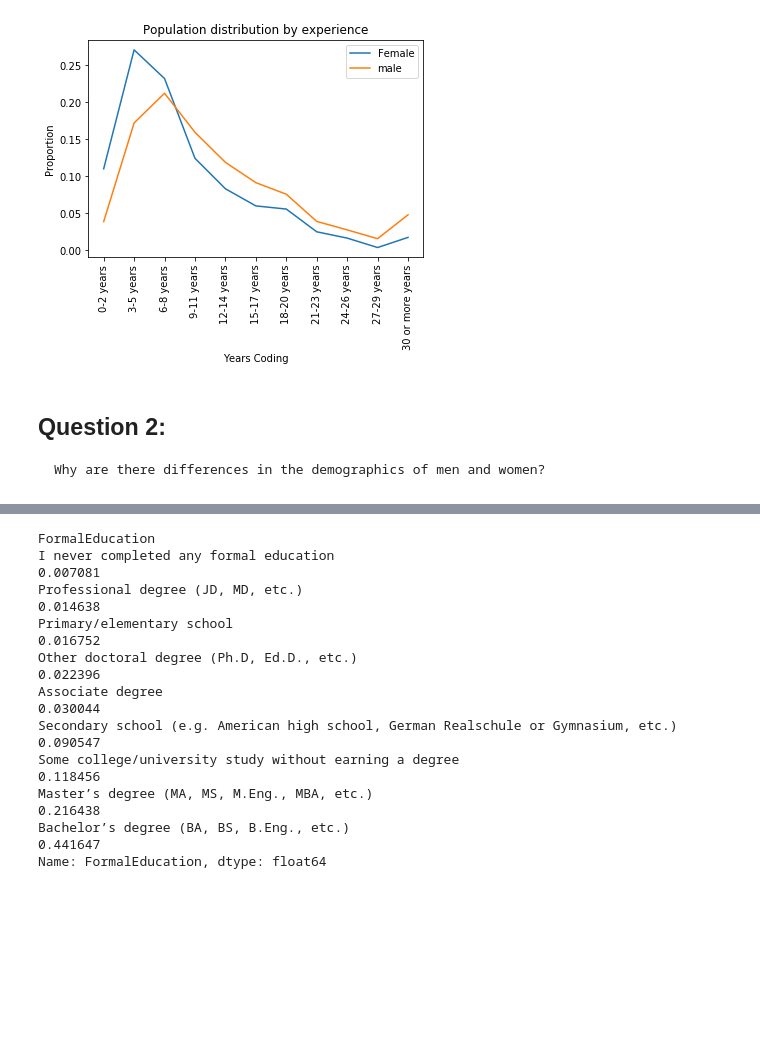
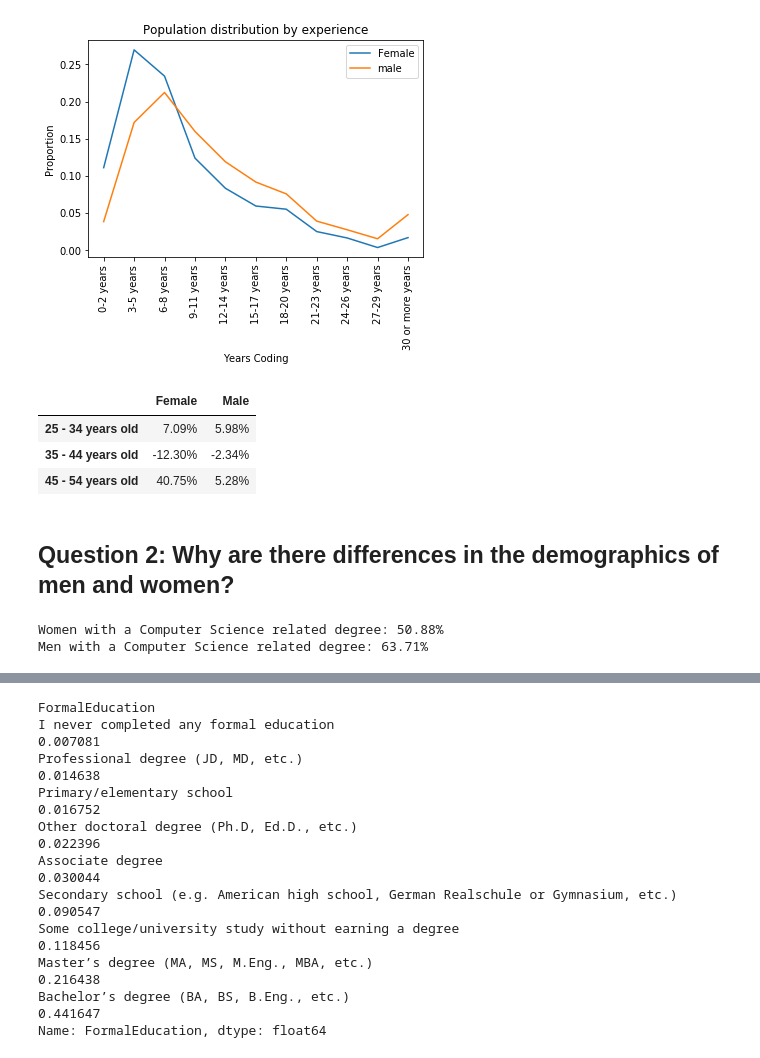
Before and after one commit to dltheobald-Deloitte/GenderGapAnalysis, a Jupyter notebook: Blog_prep.ipynb, the cells around one changed output, grey strips where cells are left out. Cells and saved outputs as stored; diff of their text form; code cells hidden in the pictures; blank space fills up the shorter version.

```diff
--- a/Blog_prep.ipynb
+++ b/Blog_prep.ipynb
@@ -245,7 +245,59 @@ plt.legend(loc='upper right', prop={'size':10})
 plt.savefig(os.path.join(os.getcwd(),'Gender_exp_pop_dist.png'),bbox_inches='tight')
 # %% [output]
 [figure]
+# %%
+#Looking at population who answered the dependency question and the salary question
+df_dep_no_null_f = df_female.dropna(subset=['Dependents','ConvertedSalary'],how='any')
+df_dep_no_null_m = df_male.dropna(subset=['Dependents','ConvertedSalary'],how='any')
+
+#Filtering for ages most likley children are to have an impact on salary.
+ages_for_children = ['25 - 34 years old','35 - 44 years old','45 - 54 years old']
+
+df_dependents_f=df_dep_no_null_f[df_dep_no_null_f.Age.apply(lambda x: True if x in ages_for_children else False)]
+df_dependents_m=df_dep_no_null_m[df_dep_no_null_m.Age.apply(lambda x: True if x in ages_for_children else False)]
+
+#Finding average Salaries by age and by dependents status
+female_series = df_dependents_f.groupby(['Dependents','Age']).ConvertedSalary.mean()
+male_series = df_dependents_m.groupby(['Dependents','Age']).ConvertedSalary.mean()
+
+#Calculating the relative mean gain/loss
+female_dep_cost = female_series['No']/female_series['Yes']
+male_dep_cost = male_series['No']/male_series['Yes']
+
+
+df_dep_cost = pd.concat([pd.DataFrame(list(female_dep_cost), index = list(female_dep_cost.index), columns = ['Female']),
+                        pd.DataFrame(list(male_dep_cost), index = list(male_dep_cost.index),columns=['Male'])],axis=1)
+df_dep_cost['Female'] = df_dep_cost['Female'].apply(lambda x: "{:.2%}".format(x-1))
+df_dep_cost['Male'] = df_dep_cost['Male'].apply(lambda x: "{:.2%}".format(x-1))
+
+df_dep_cost
+# %% [output]
+|  | Female | Male |
+| 25 - 34 years old | 7.09% | 5.98% |
+| 35 - 44 years old | -12.30% | -2.34% |
+| 45 - 54 years old | 40.75% | 5.28% |
 # %% [markdown]
-<h2 id='part1'>Question 2:</h2>
-
-    Why are there differences in the demographics of men and women?
+<h2 id='part1'>Question 2: Why are there differences in the demographics of men and women?</h2>
+# %%
+#Calculating total proportion of Computer Science related degrees for each gender
+technical_degree = ['Computer science, computer engineering, or software engineering',
+                   'Information systems, information technology, or system administration'
+                   'Web development or web design']
+
+#Dropping entries with NaNs for undergrad major, otherwise we would be assuming they were 'Non-Technical'
+df_female_grad = df_female.dropna(subset=['UndergradMajor'],axis=0)
+df_male_grad = df_male.dropna(subset=['UndergradMajor'],axis=0)
+
+df_female_grad['TechnicalDegree'] = df_female_grad.UndergradMajor\
+                                    .apply(lambda x : 'Technical' if x in technical_degree else 'Non-Technical')
+df_male_grad['TechnicalDegree'] = df_male_grad.UndergradMajor\
+                                    .apply(lambda x : 'Technical' if x in technical_degree else 'Non-Technical')
+
+female_tech_bd = df_female_grad.groupby('TechnicalDegree').TechnicalDegree.count()/len(df_female_grad)
+male_tech_bd = df_male_grad.groupby('TechnicalDegree').TechnicalDegree.count()/len(df_male_grad)
+
+print('Women with a Computer Science related degree: ' + "{:.2%}".format(female_tech_bd['Technical']))
+print('Men with a Computer Science related degree: ' + "{:.2%}".format(male_tech_bd['Technical']))
+# %% [output]
+Women with a Computer Science related degree: 50.88%
+Men with a Computer Science related degree: 63.71%
```
Also changed, not shown: parts of 17 cells of this notebook, 7 other files.
